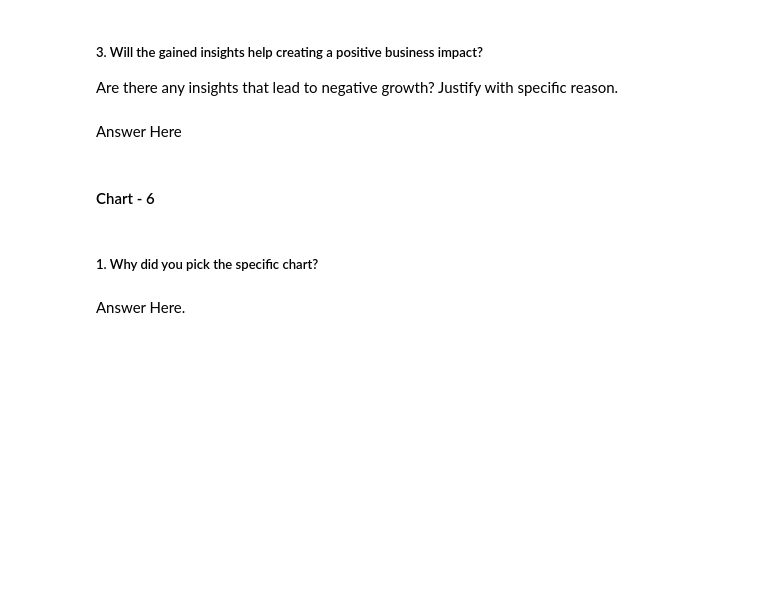
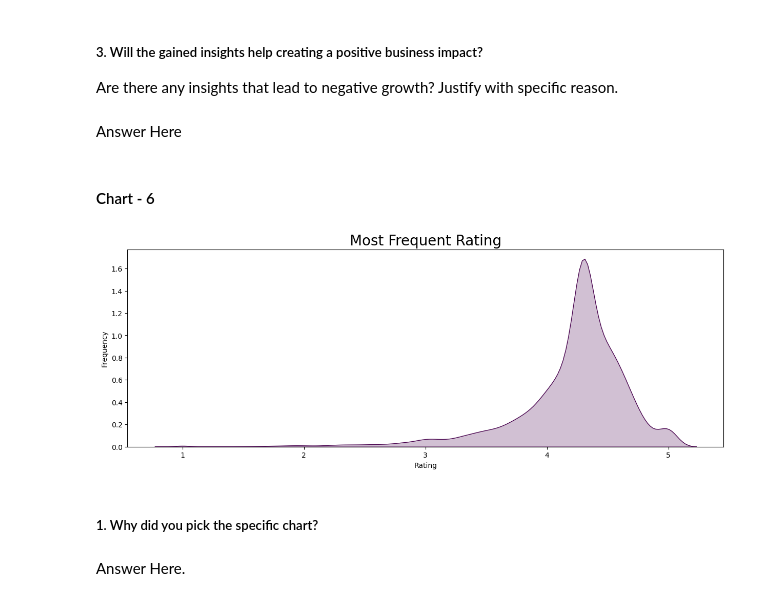
Before and after one commit to sachinwandale1994/Capstone-project, a Jupyter notebook: EDA_on_Play_Store_app_Review_Analysis.ipynb, the cells around one changed output. Saved outputs shown, nothing was run; the diff lists cells and outputs as text; code cells hidden in the pictures; blank space fills up the shorter version.

```diff
--- a/EDA_on_Play_Store_app_Review_Analysis.ipynb
+++ b/EDA_on_Play_Store_app_Review_Analysis.ipynb
@@ -774,3 +865,12 @@ Answer Here
+# %%
+# Chart - 6 visualization code
+plt.figure(figsize=(15,5))
+plt.xlabel("Rating")
+plt.ylabel("Frequency")
+graph = sns.kdeplot(main_data_1.Rating, color="#4B0751", shade = True)
+plt.title('Most Frequent Rating',size = 20);
+# %% [output]
+[figure, added]
 # %% [markdown]
 ##### 1. Why did you pick the specific chart?
 # %% [markdown]
```
Also changed, not shown: parts of 17 cells of this notebook.
